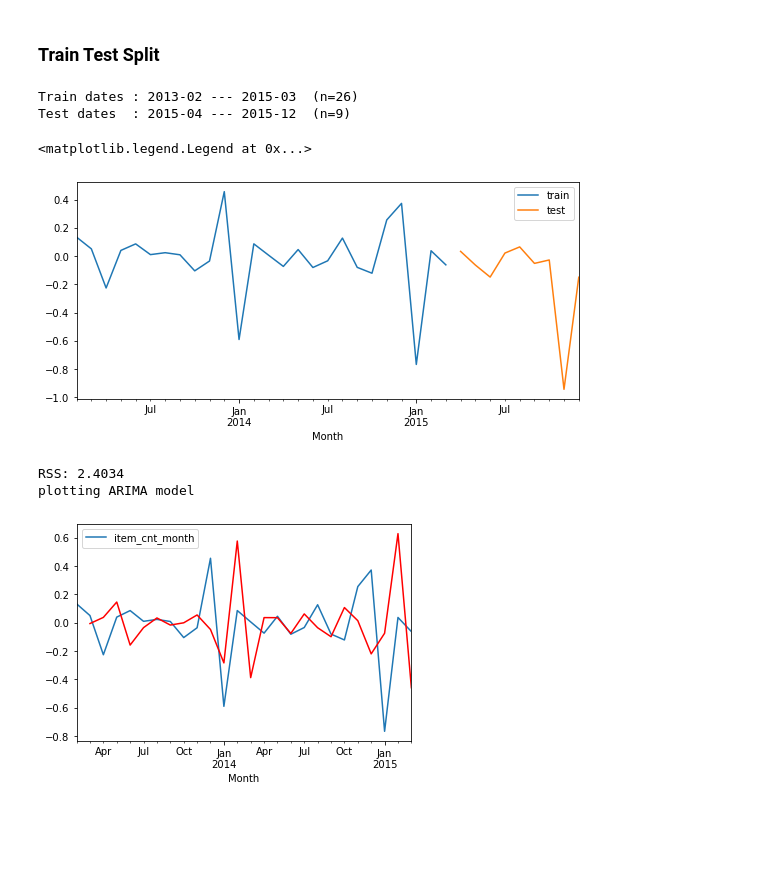
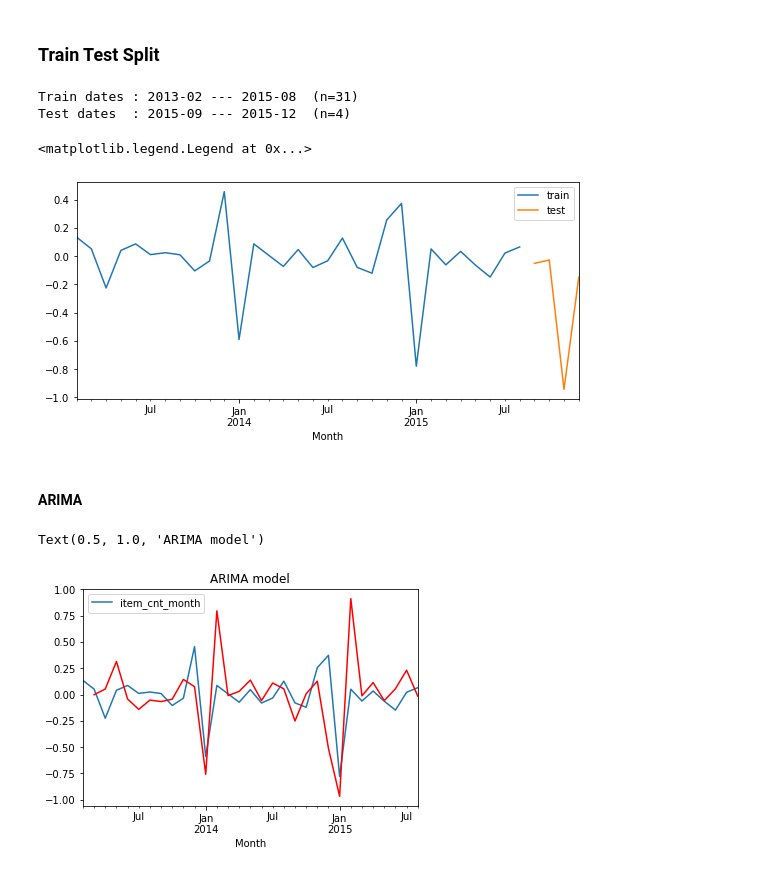
Before and after one commit to anovaYa/DA-Projects, a Jupyter notebook: competitive-data-science-predict-future-sales/Predict Future Sales.ipynb, the cells around one changed output. Cells and saved outputs as stored; diff of their text form; code cells hidden in the pictures; blank space fills up the shorter version.

```diff
--- a/competitive-data-science-predict-future-sales/Predict Future Sales.ipynb
+++ b/competitive-data-science-predict-future-sales/Predict Future Sales.ipynb
@@ -13,10 +13,12 @@ import matplotlib.pyplot as plt
 import warnings
 warnings.filterwarnings('ignore')
 
-import random
-random.seed(0)
+from statsmodels.tsa.arima_model import ARIMA
+import pmdarima as pm
+from pmdarima.arima import auto_arima
 
-STEPS = 26
+STEPS = 31
+PERIODS = 4
 # %% [markdown]
 ## Loading Data
 # %% [markdown]
@@ -215,8 +219,3 @@ dtype: float64
 The p-value is greater than the critical value of 0.05. The series is not stationary
 # %% [markdown]
 ## Forecasting
-# %%
-log_passengers = np.log(trainDataPerMonth)
-trainDataPerMonthShift = log_passengers - log_passengers.shift()
-trainDataPerMonthShift.dropna(inplace=True)
-trainDataPerMonthShift.plot()
@@ -243,11 +222,8 @@ dtype: float64
 # %% [markdown]
 ### Train Test Split
 # %%
-from sklearn.linear_model import LinearRegression
-
 train = trainDataPerMonthShift[:STEPS]
 test = trainDataPerMonthShift[STEPS:]
-
 
 print(f"Train dates : {train.index.min()} --- {train.index.max()}  (n={len(train)})")
 print(f"Test dates  : {test.index.min()} --- {test.index.max()}  (n={len(test)})")
@@ -257,21 +233,21 @@ train['item_cnt_month'].plot(ax=ax, label='train')
 test['item_cnt_month'].plot(ax=ax, label='test')
 ax.legend()
 # %% [output]
-Train dates : 2013-02 --- 2015-03  (n=26)
-Test dates  : 2015-04 --- 2015-12  (n=9)
+Train dates : 2013-02 --- 2015-08  (n=31)
+Test dates  : 2015-09 --- 2015-12  (n=4)
 <matplotlib.legend.Legend at 0x...>
-[figure, old version]
+[figure, new version]
+# %% [markdown]
+#### ARIMA
 # %%
-from statsmodels.tsa.arima_model import ARIMA
-
-model = ARIMA(train, order=(1,1,0))
-results_ARIMA = model.fit(disp=-1)
+trainShift1 = train - train.shift(1)
+trainShift1 = trainShift1.dropna()
+model = ARIMA(trainShift1, order=(0,0,2))
+results_ARIMA = model.fit()
 train.plot()
 plt.plot(results_ARIMA.fittedvalues, color='red')
-print('RSS: %.4f' %sum((results_ARIMA.fittedvalues-train['item_cnt_month'])[1:]**2))
-print("plotting ARIMA model")
+plt.title('ARIMA model')
 # %% [output]
-RSS: 2.4034
-plotting ARIMA model
+Text(0.5, 1.0, 'ARIMA model')
-[figure, old version]
+[figure, new version]
 # %%
```
Also changed, not shown: parts of 33 cells of this notebook, 1 other file.
